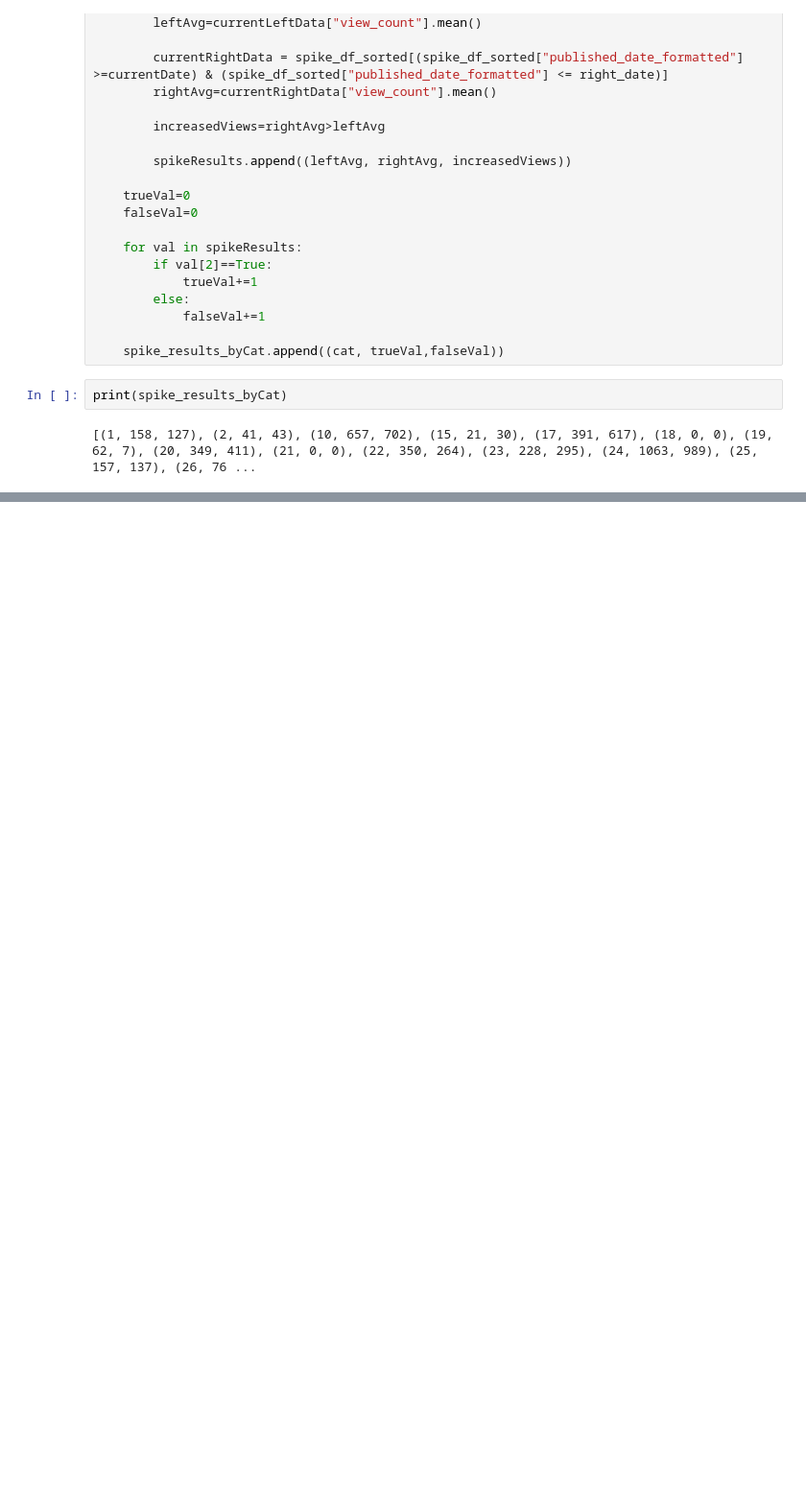
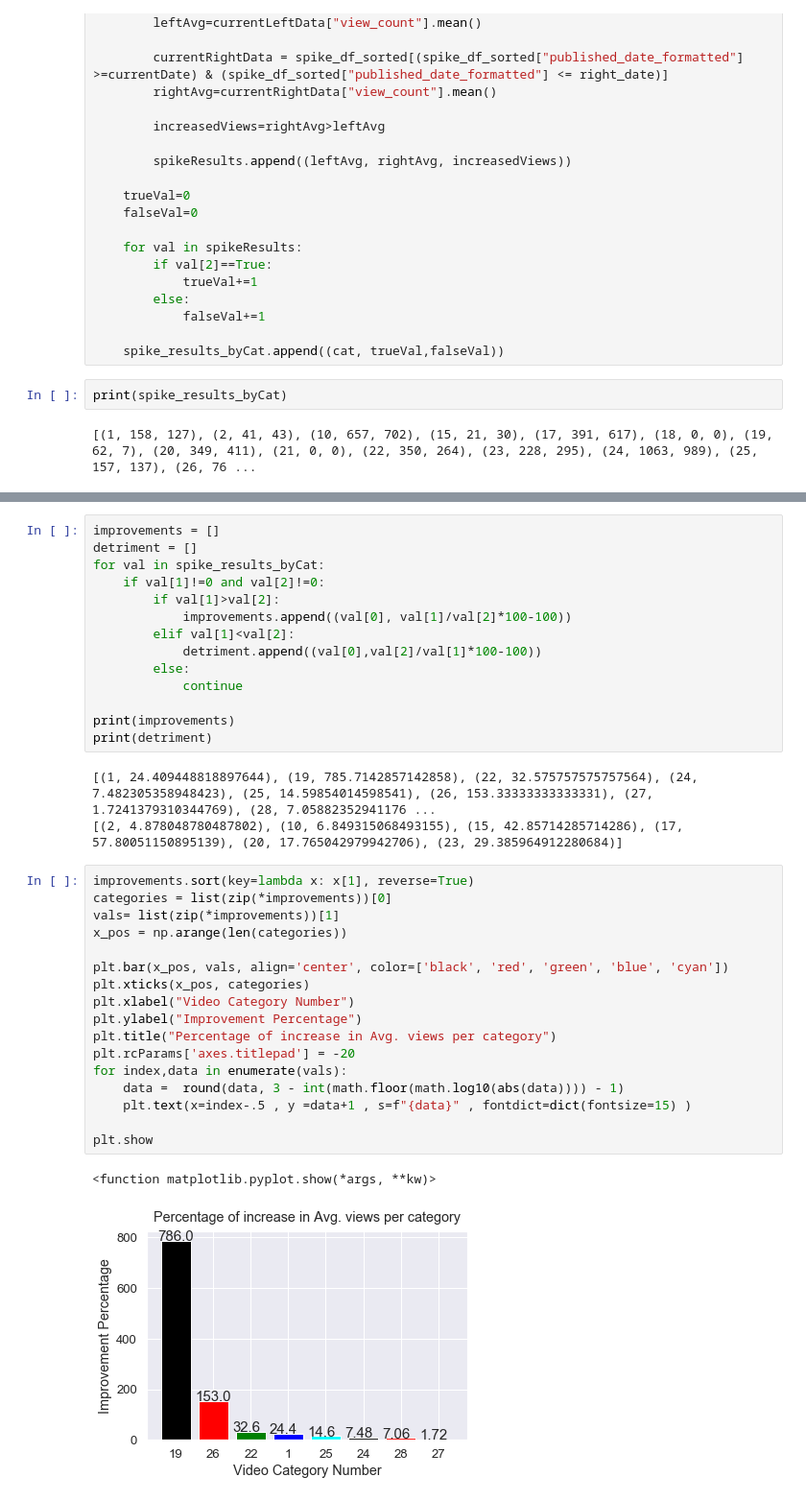
Before and after one commit to MRDVGroupProjectCSPB4502/MRDVGroupProjectCSPB4502, a Jupyter notebook: src/Dan/EDA_Dan.ipynb, the cells around one changed output, grey strips where cells are left out. Shown: that part at 96% size. Cells and saved outputs as stored; diff of their text form; blank space fills up the shorter version.

Commit message:
added more plots

```diff
--- a/src/Dan/EDA_Dan.ipynb
+++ b/src/Dan/EDA_Dan.ipynb
@@ -446,2 +447,39 @@ print((categoryIncrease, categoryDecrease, equalData))
 # %% [output]
 (9, 6, 18)
+# %%
+improvements = []
+detriment = []
+for val in spike_results_byCat:
+    if val[1]!=0 and val[2]!=0:
+        if val[1]>val[2]:
+            improvements.append((val[0], val[1]/val[2]*100-100))
+        elif val[1]<val[2]:
+            detriment.append((val[0],val[2]/val[1]*100-100))
+        else:
+            continue
+
+print(improvements)
+print(detriment)
+# %% [output]
+[(1, 24.409448818897644), (19, 785.7142857142858), (22, 32.575757575757564), (24, 7.482305358948423), (25, 14.59854014598541), (26, 153.33333333333331), (27, 1.7241379310344769), (28, 7.05882352941176 ...
+[(2, 4.878048780487802), (10, 6.849315068493155), (15, 42.85714285714286), (17, 57.80051150895139), (20, 17.765042979942706), (23, 29.385964912280684)]
+# %%
+improvements.sort(key=lambda x: x[1], reverse=True)
+categories = list(zip(*improvements))[0]
+vals= list(zip(*improvements))[1]
+x_pos = np.arange(len(categories))
+
+plt.bar(x_pos, vals, align='center', color=['black', 'red', 'green', 'blue', 'cyan'])
+plt.xticks(x_pos, categories)
+plt.xlabel("Video Category Number")
+plt.ylabel("Improvement Percentage")
+plt.title("Percentage of increase in Avg. views per category")
+plt.rcParams['axes.titlepad'] = -20
+for index,data in enumerate(vals):
+    data =  round(data, 3 - int(math.floor(math.log10(abs(data)))) - 1)
+    plt.text(x=index-.5 , y =data+1 , s=f"{data}" , fontdict=dict(fontsize=15) )
+
+plt.show
+# %% [output]
+<function matplotlib.pyplot.show(*args, **kw)>
+[figure, added]
```
Also changed, not shown: parts of 8 cells of this notebook.
